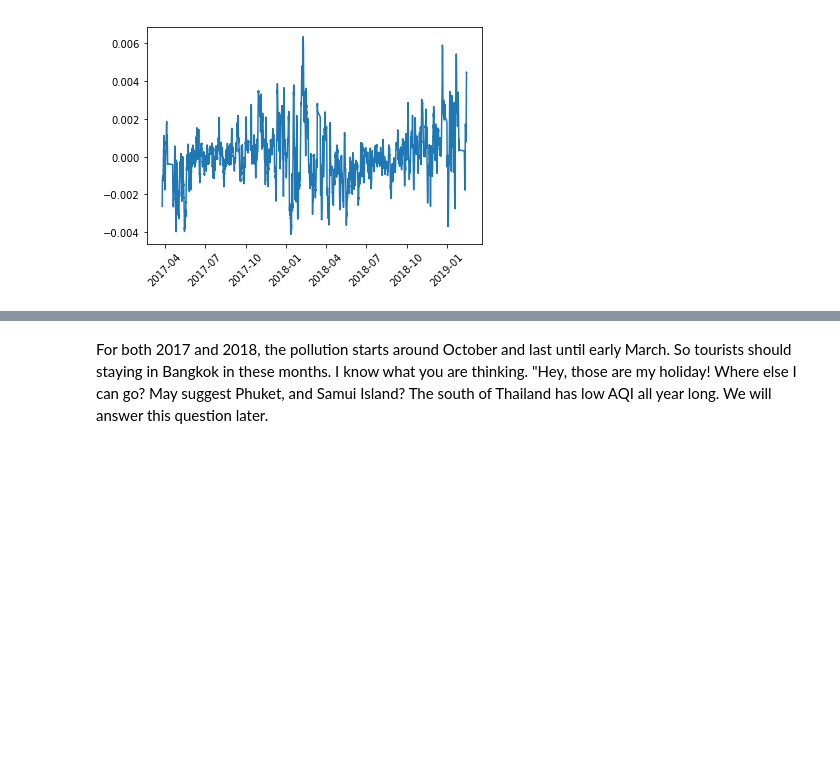
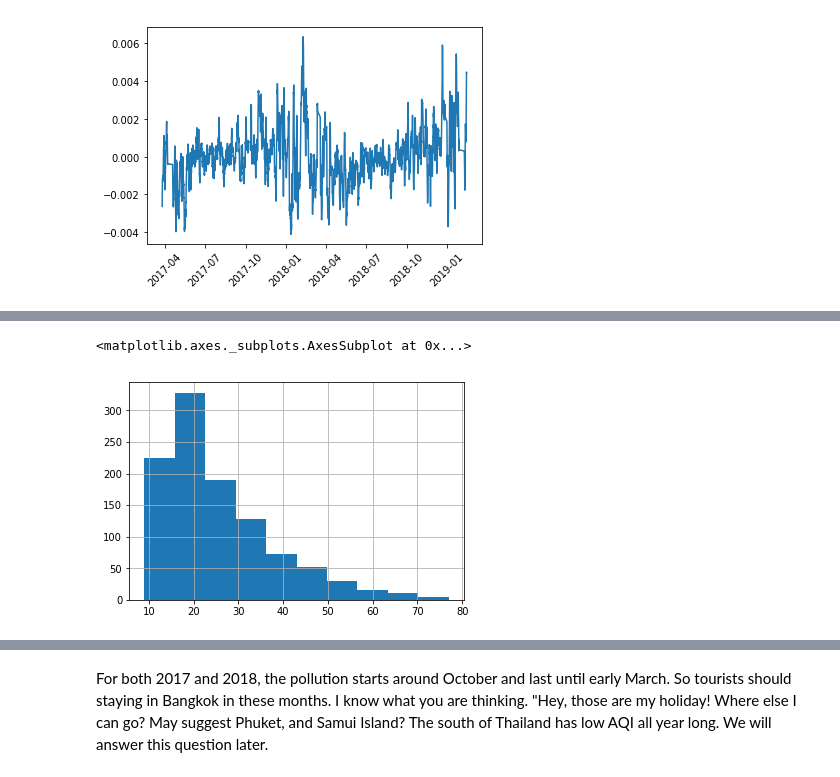
Before and after one commit to worasom/aqi_thailand, a Jupyter notebook: viz_AQI.ipynb, the cells around one changed output, grey strips where cells are left out. Drawn from its saved outputs; the diff is of its cells as text; code cells hidden in the pictures; blank space fills up the shorter version.

```diff
--- a/viz_AQI.ipynb
+++ b/viz_AQI.ipynb
@@ -352,0 +331,11 @@ plt.xticks(rotation=45)
+# %%
+dayavg = pm25['PM2.5'].resample('d').mean().to_frame()
+dayavg['season'] = 'other\nseasons'
+dayavg.loc['2016-09':'2017-05','season'] = 'winter\n2016-2017'
+dayavg.loc['2017-09':'2018-05','season'] = 'winter\n2017-2018'
+dayavg.loc['2018-09':'2019-05','season'] = 'winter\n2018-2019'
+
+dayavg['level'] = pd.cut(dayavg['PM2.5'],bins = [0, 35.5, 55.5, 150.4],
+                       labels=['satisfactory', 'moderate','unhealthy'],
+                      include_lowest=True, right=False)
+dayavg.tail()
@@ -352,0 +350,5 @@ plt.xticks(rotation=45)
+# %%
+dayavg['PM2.5'].hist()
+# %% [output]
+<matplotlib.axes._subplots.AxesSubplot at 0x...>
+[figure, added]
```
Also changed, not shown: parts of 65 cells of this notebook.
